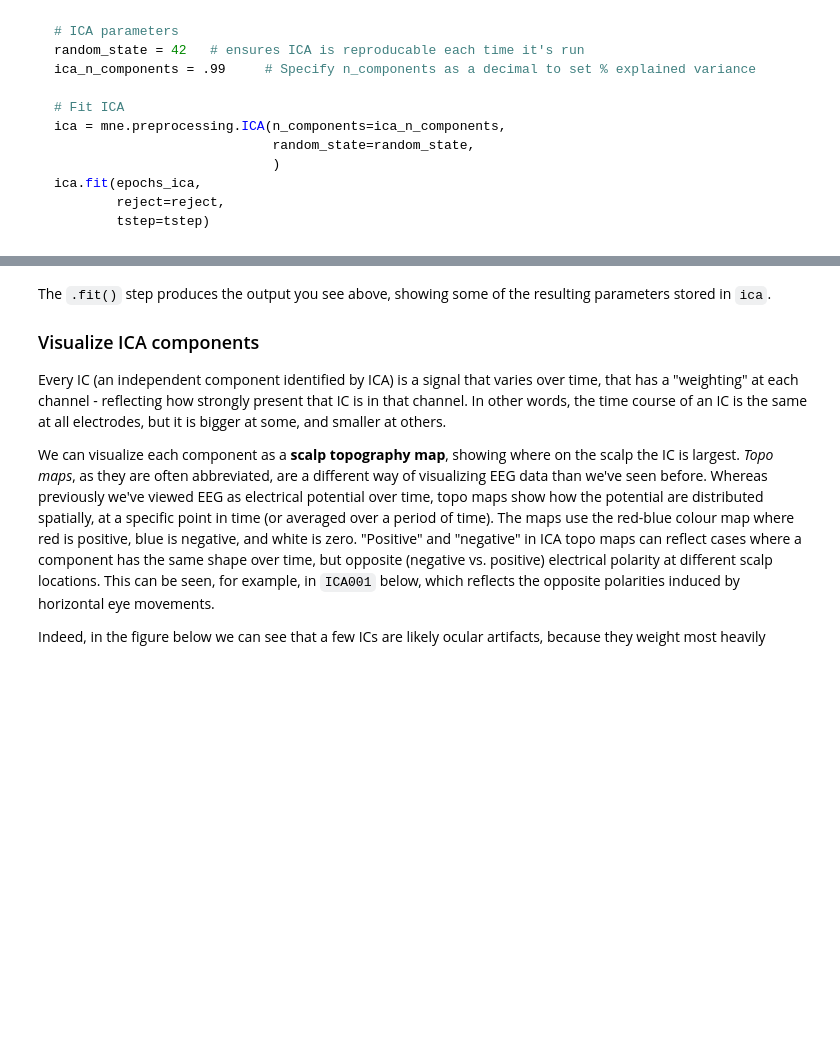
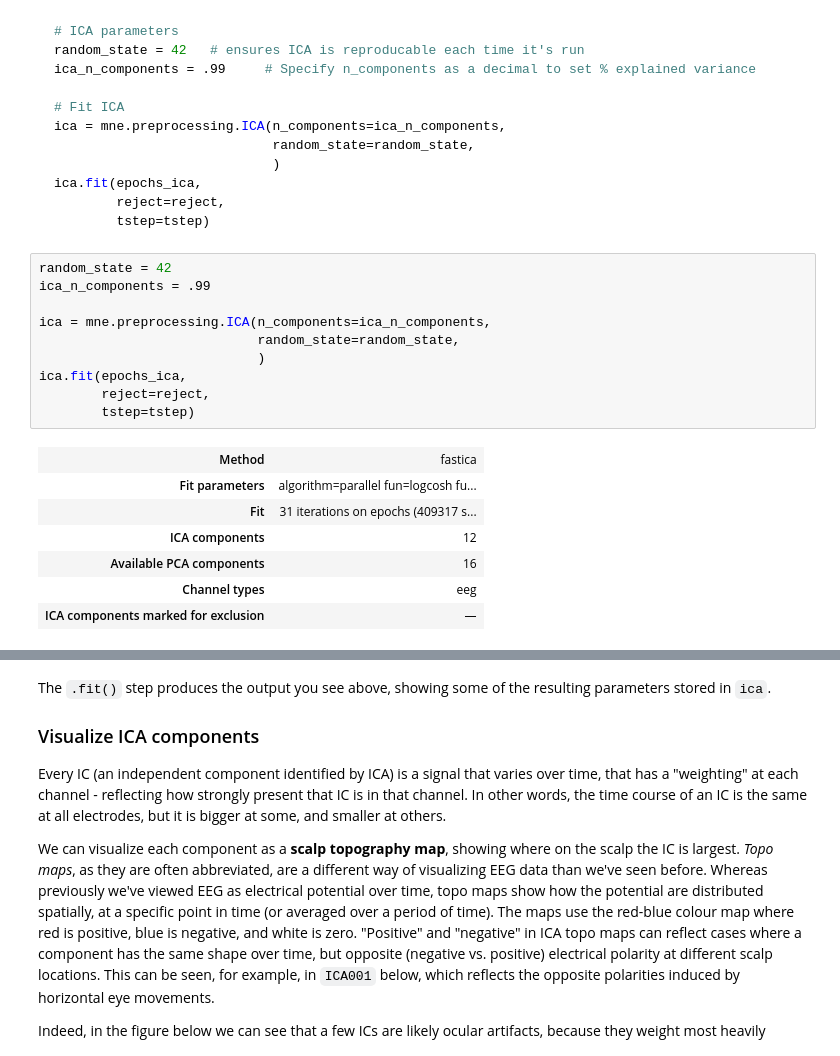
Before and after one commit to stochastic-bean/NDSCH7-Working-with-EEG-data, a Jupyter notebook: 3 - erp_artifacts.ipynb, the cells around one changed output, grey strips where cells are left out. Cells and saved outputs as stored; diff of their text form; blank space fills up the shorter version.

```diff
--- a/3 - erp_artifacts.ipynb
+++ b/3 - erp_artifacts.ipynb
@@ -160,3 +172,21 @@ ica.fit(epochs_ica,
         reject=reject,
         tstep=tstep)
 ~~~
+# %%
+random_state = 42
+ica_n_components = .99
+
+ica = mne.preprocessing.ICA(n_components=ica_n_components,
+                            random_state=random_state,
+                            )
+ica.fit(epochs_ica,
+        reject=reject,
+        tstep=tstep)
+# %% [output]
+| Method | fastica |
+| Fit parameters | algorithm=parallel fun=logcosh fu... |
+| Fit | 31 iterations on epochs (409317 s... |
+| ICA components | 12 |
+| Available PCA components | 16 |
+| Channel types | eeg |
+| ICA components marked for exclusion | — |
```
Also changed, not shown: parts of 6 cells of this notebook, 1 other file.
